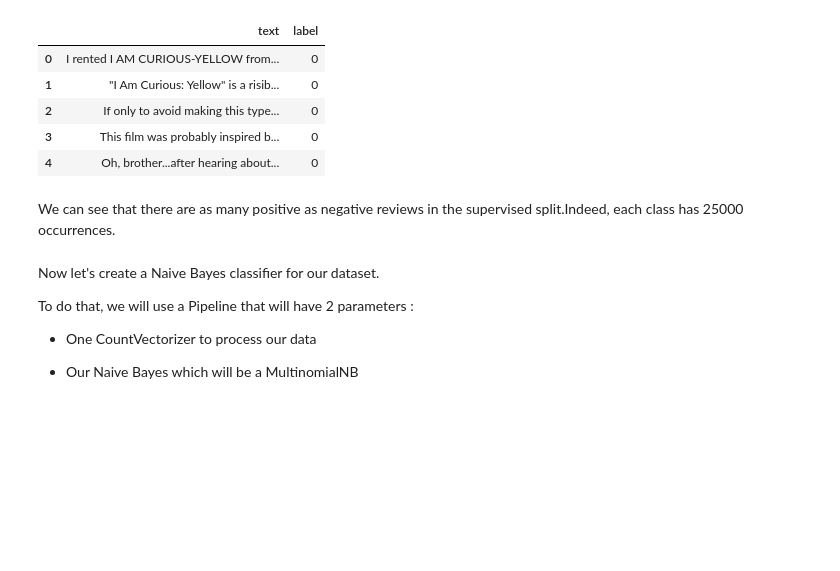
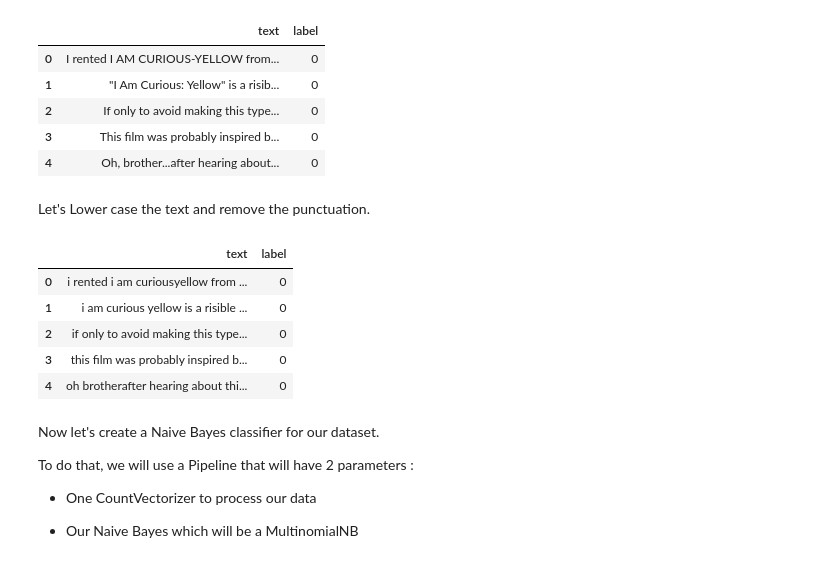
Before and after one commit to YacineAnane/NLP-project, a Jupyter notebook: NLP_dataset_loading_and_analyse.ipynb, the cells around one changed output. Cells and saved outputs as stored; diff of their text form; code cells hidden in the pictures; blank space fills up the shorter version.

Commit message:
preprocessing + question

```diff
--- a/NLP_dataset_loading_and_analyse.ipynb
+++ b/NLP_dataset_loading_and_analyse.ipynb
@@ -127,8 +165,23 @@ supervised.head()
 | 2 | If only to avoid making this type... | 0 |
 | 3 | This film was probably inspired b... | 0 |
 | 4 | Oh, brother...after hearing about... | 0 |
-# %% [markdown]
-We can see that there are as many positive as negative reviews in the supervised split.Indeed, each class has 25000 occurrences.
+# %% [markdown]
+Let's Lower case the text and remove the punctuation.
+# %%
+import utility_functions
+
+# Replace uppercase with lowercases + remove punctuation
+train = utility_functions.preprocess_df(train)
+test = utility_functions.preprocess_df(test)
+# %%
+train.head()
+# %% [output]
+|  | text | label |
+| 0 | i rented i am curiousyellow from ... | 0 |
+| 1 | i am curious yellow is a risible ... | 0 |
+| 2 | if only to avoid making this type... | 0 |
+| 3 | this film was probably inspired b... | 0 |
+| 4 | oh brotherafter hearing about thi... | 0 |
 # %% [markdown]
 Now let's create a Naive Bayes classifier for our dataset.
 
```
Also changed, not shown: parts of 16 cells of this notebook, 1 other file.
